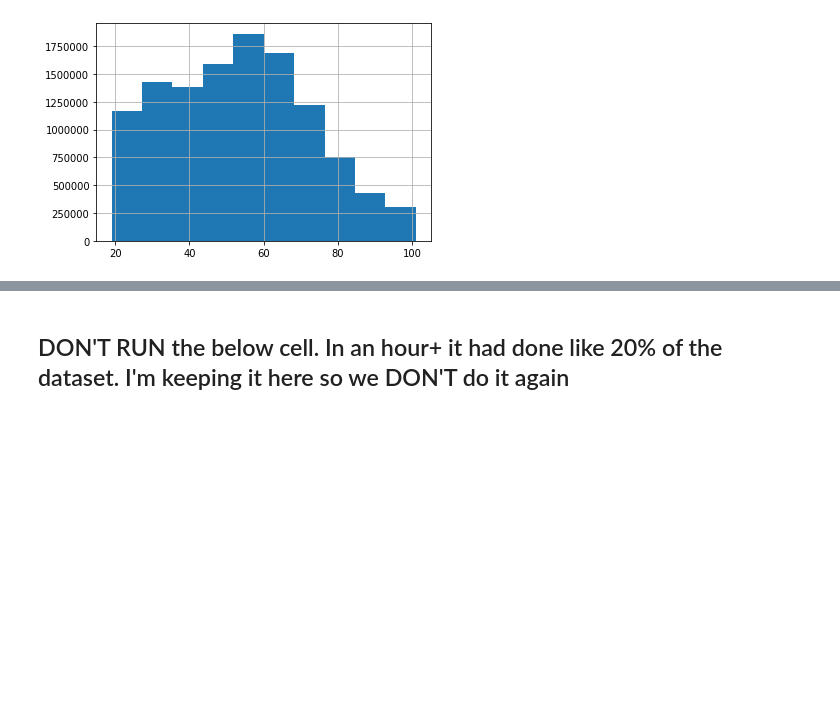
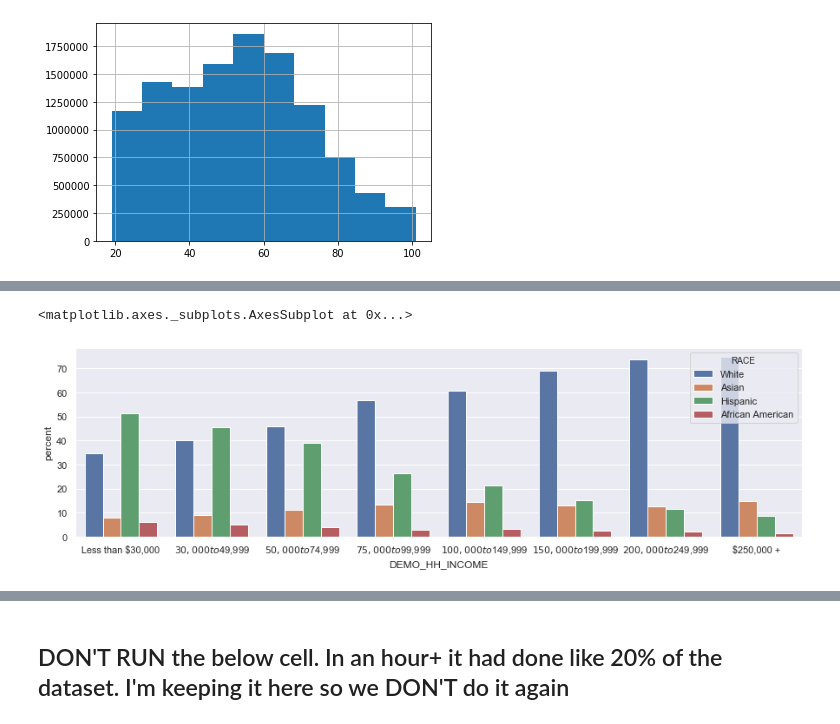
Before and after one commit to lyubah/DataXKinesso, a Jupyter notebook: EDA-2.ipynb, the cells around one changed output, grey strips where cells are left out. Cells and saved outputs as stored; diff of their text form; code cells hidden in the pictures; blank space fills up the shorter version.

```diff
--- a/EDA-2.ipynb
+++ b/EDA-2.ipynb
@@ -154,0 +193,17 @@ one_hot_income['AGE'].hist()
+# %%
+#Income by race - percentage. Shows the makeup of each individual income bracket
+#Each income bracket adds to 100%
+
+fig_dims = (15, 4)
+fig, ax = plt.pyplot.subplots(figsize=fig_dims)
+
+df_plot = df2
+
+x,y = 'DEMO_HH_INCOME', 'RACE'
+
+df_plot = df_plot.groupby(x)[y].value_counts(normalize=True).mul(100).rename('percent').reset_index()
+
+sns.barplot(x=x,y='percent', order = ['Less than $30,000', '$30,000 to $49,999', '$50,000 to $74,999', '$75,000 to $99,999', '$100,000 to $149,999', '$150,000 to $199,999', '$200,000 to $249,999', '$250,000 +'], hue=y, hue_order = ['White', 'Asian', 'Hispanic', 'African American'], ax=ax, data = df_plot)
+# %% [output]
+<matplotlib.axes._subplots.AxesSubplot at 0x...>
+[figure, added]
```
Also changed, not shown: parts of 7 cells of this notebook, 1 other file.
